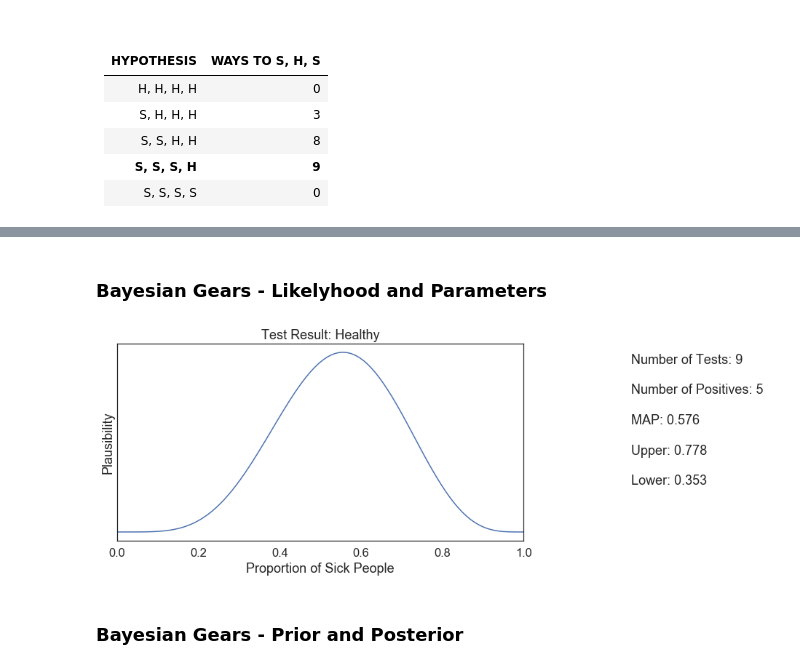
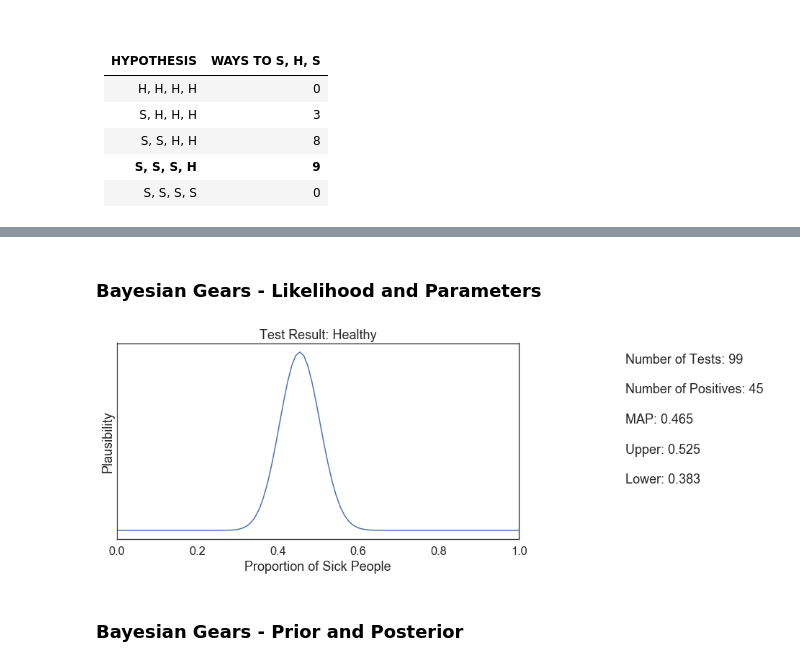
Before and after one commit to vb690/introduction_bayesian_analysis, a Jupyter notebook: workshop_slides.ipynb, the cells around one changed output, grey strips where cells are left out. Saved outputs shown, nothing was run; the diff lists cells and outputs as text; code cells hidden in the pictures.

```diff
--- a/workshop_slides.ipynb
+++ b/workshop_slides.ipynb
@@ -153,19 +155,19 @@ The autoreload extension is already loaded. To reload it, use:
 | **S, S, S, H** | **9**| **3** | **27** |
 | S, S, S, S | 0 | 4 | 0 |
 # %% [markdown]
-### Bayesian Gears - Likelyhood and Parameters
+### Bayesian Gears - Likelihood and Parameters
 # %%
 from modules.visuals import visualize_binomial_update
 
 visualize_binomial_update(
-    n_tests=10,
+    n_tests=100,
     parameter_space=np.linspace(0, 1, 100),
     figsize=(10, 5),
     auto=True
 
 )
 # %% [output]
-[figure, old version]
+[figure, new version]
 # %% [markdown]
 ### Bayesian Gears - Prior and Posterior
 # %%
```
Also changed, not shown: parts of 32 cells of this notebook, 9 other files.
